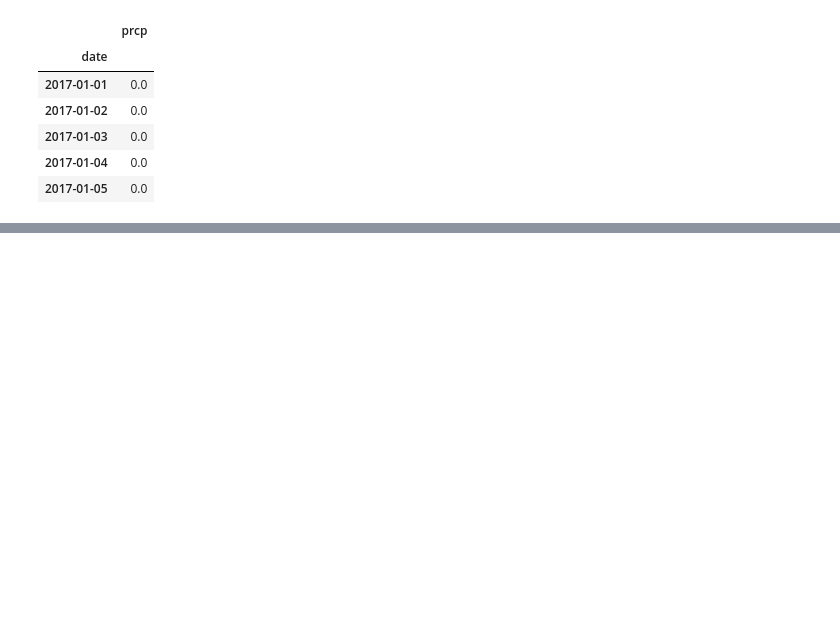
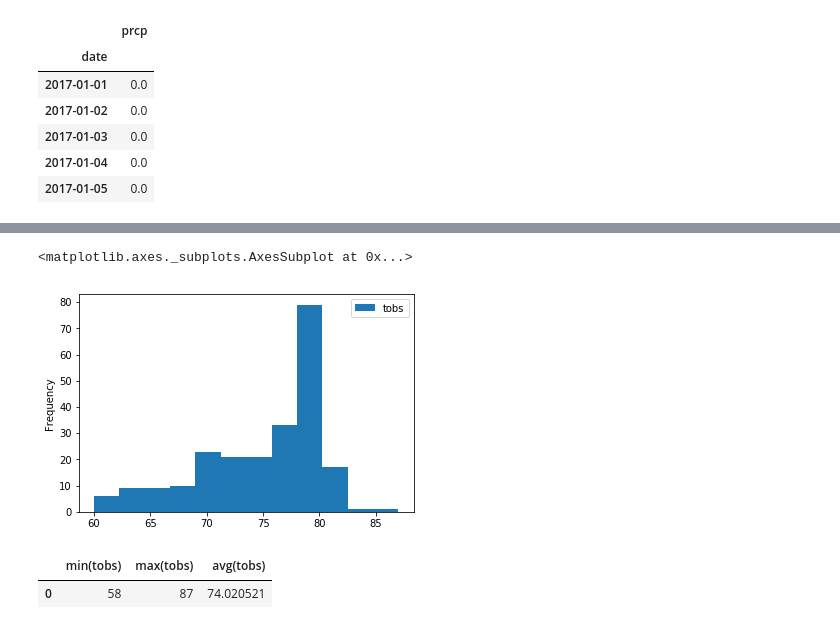
Before and after one commit to lindafarley/DataVisualization, a Jupyter notebook: Hawaii/climate_analysis.ipynb, the cells around one changed output, grey strips where cells are left out. Cells and saved outputs as stored; diff of their text form; code cells hidden in the pictures; blank space fills up the shorter version.

```diff
--- a/Hawaii/climate_analysis.ipynb
+++ b/Hawaii/climate_analysis.ipynb
@@ -50,0 +77,6 @@ plt.show()
+# %%
+#Query for data for most active station for past 12 months
+USC00519397_query = pd.read_sql_query("SELECT date,tobs FROM measurement_sql WHERE station = 'USC00519397' AND date between '2017-01-01' AND '2018-01-01' ", engine)
+active_df = pd.DataFrame(USC00519397_query)
+active_df = active_df.set_index('date')
+active_df.head()
@@ -50,0 +91,6 @@ plt.show()
+# %%
+#Plot histogram
+active_df.plot.hist(bins=12)
+# %% [output]
+<matplotlib.axes._subplots.AxesSubplot at 0x...>
+[figure, added]
@@ -50,0 +103,7 @@ plt.show()
+# %%
+#Run function for2017-2018
+temp_df = calc_temps('2017-01-01', '2018-01-01')
+temp_df
+# %% [output]
+|  | min(tobs) | max(tobs) | avg(tobs) |
+| 0 | 58 | 87 | 74.020521 |
```
Also changed, not shown: parts of 10 cells of this notebook, 5 other files.
